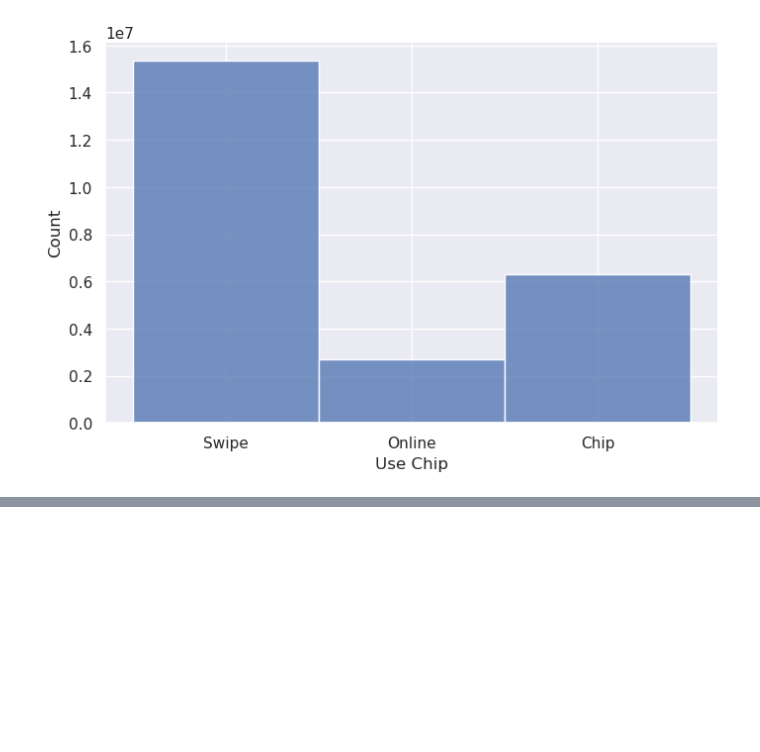
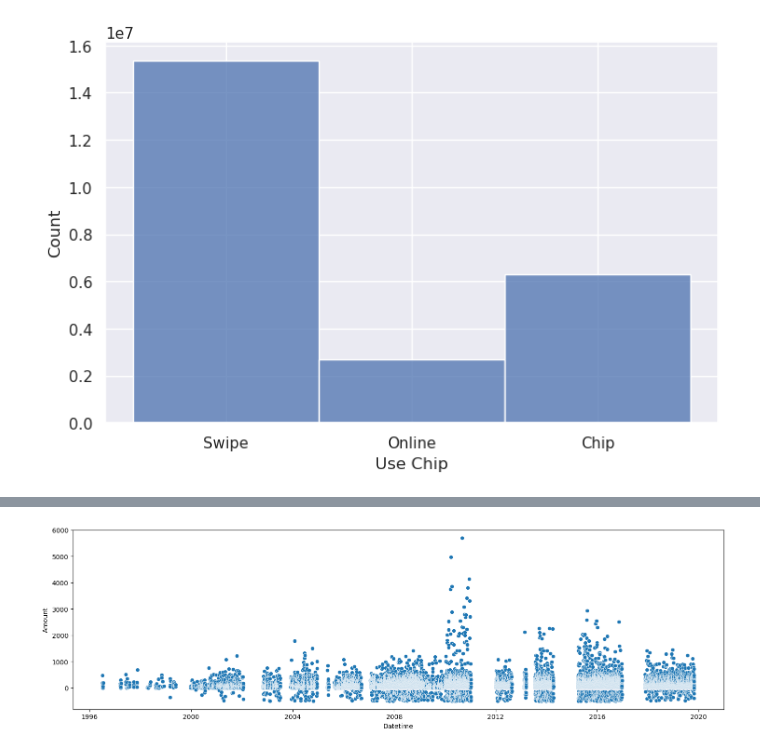
Before and after one commit to Yichen-Z/ece5831-2023-ccf, a Jupyter notebook: explore_transactions.ipynb, the cells around one changed output, grey strips where cells are left out. Drawn from its saved outputs; the diff is of its cells as text; code cells hidden in the pictures; blank space fills up the shorter version.

Commit message:
scatterplot fraud amount vs datetime of fraud transaction - significant gaps in time

```diff
--- a/explore_transactions.ipynb
+++ b/explore_transactions.ipynb
@@ -399,0 +404,6 @@ plt.show()
+# %%
+plt.figure(figsize=(18,5))
+sns.scatterplot(x=fdf['Datetime'], y=fdf['Amount'])
+plt.show()
+# %% [output]
+[figure, added]
```
Also changed, not shown: parts of 3 cells of this notebook.
